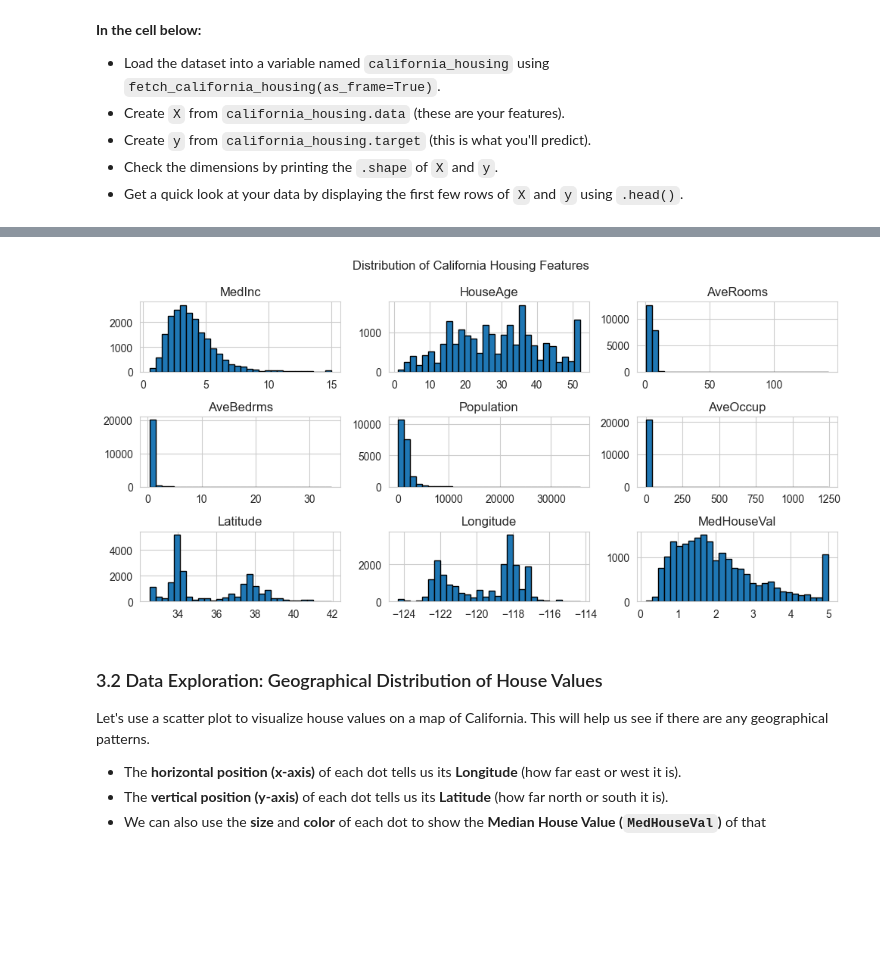
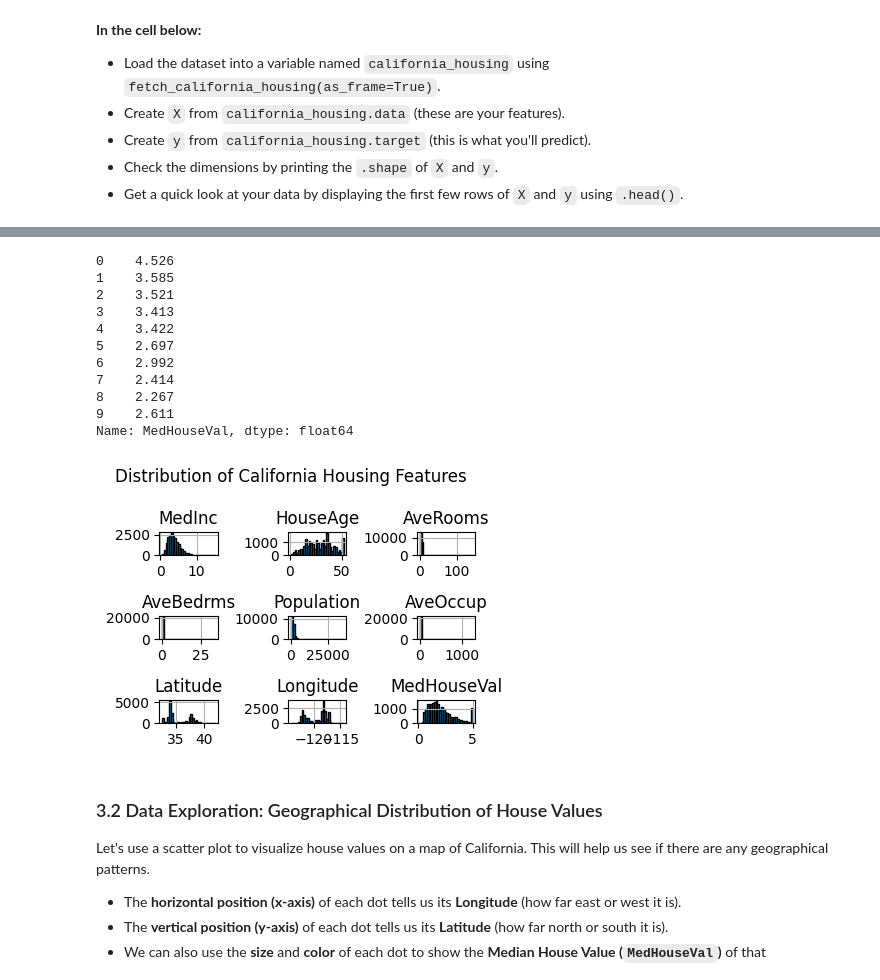
Before and after one commit to michaeltothewilson/data-with-python, a Jupyter notebook: notebooks-completed/11_machine_learning_linear_regression_housing_complete.ipynb, the cells around one changed output, grey strips where cells are left out. Saved outputs shown, nothing was run; the diff lists cells and outputs as text; code cells hidden in the pictures; blank space fills up the shorter version.

```diff
--- a/notebooks-completed/11_machine_learning_linear_regression_housing_complete.ipynb
+++ b/notebooks-completed/11_machine_learning_linear_regression_housing_complete.ipynb
@@ -73,7 +18,6 @@ We will import
 * `sklearn`for dataset loading, model training, and evaluation.
 # %%
 ## Begin Imports
-import numpy as np
 import pandas as pd
 import matplotlib.pyplot as plt
 import seaborn as sns
@@ -81,9 +25,6 @@ from sklearn.datasets import fetch_california_housing
 from sklearn.model_selection import train_test_split
 from sklearn.linear_model import LinearRegression
 from sklearn.metrics import mean_squared_error, r2_score
-
-# Set plot style for better aesthetics
-sns.set_style("whitegrid")
 ## End Imports
 # %% [markdown]
 ### 2. Load the California Housing Dataset
@@ -200,15 +103,29 @@ X.describe()
+# %%
+y.head(10)
+# %% [output]
+0    4.526
+1    3.585
+2    3.521
+3    3.413
+4    3.422
+5    2.697
+6    2.992
+7    2.414
+8    2.267
+9    2.611
+Name: MedHouseVal, dtype: float64
 # %%
 ## Begin Example
-## Viz
-california_housing.frame.hist(figsize=(10,5),
+# Viz
+california_housing.frame.hist(figsize=(4,3),
                               bins=30,
                               edgecolor="black")
 plt.subplots_adjust(hspace=0.7, wspace=0.4)
 plt.suptitle("Distribution of California Housing Features")
 plt.tight_layout()
 ## End Example
 # %% [output]
-[figure, old version]
+[figure, new version]
 # %% [markdown]
 ### 3.2 Data Exploration: Geographical Distribution of House Values
 
```
Also changed, not shown: parts of 45 cells of this notebook.
